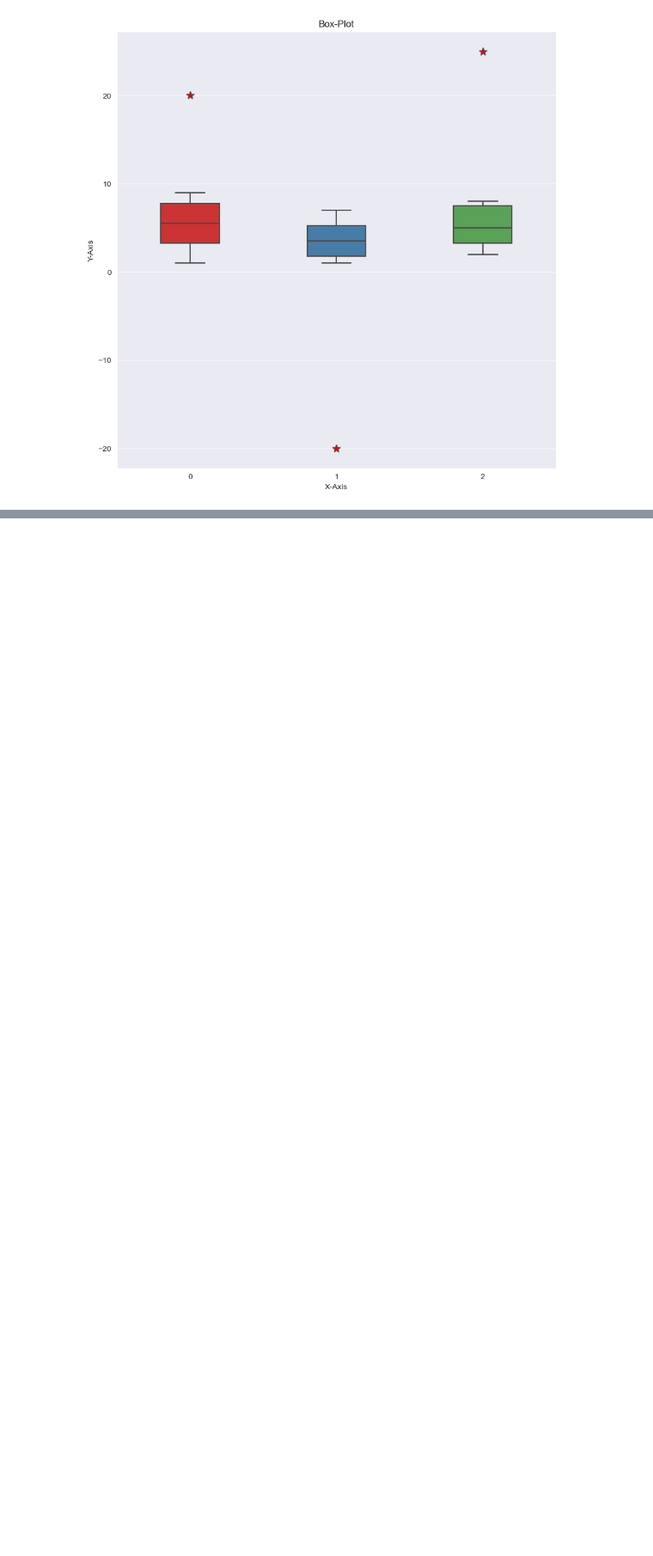
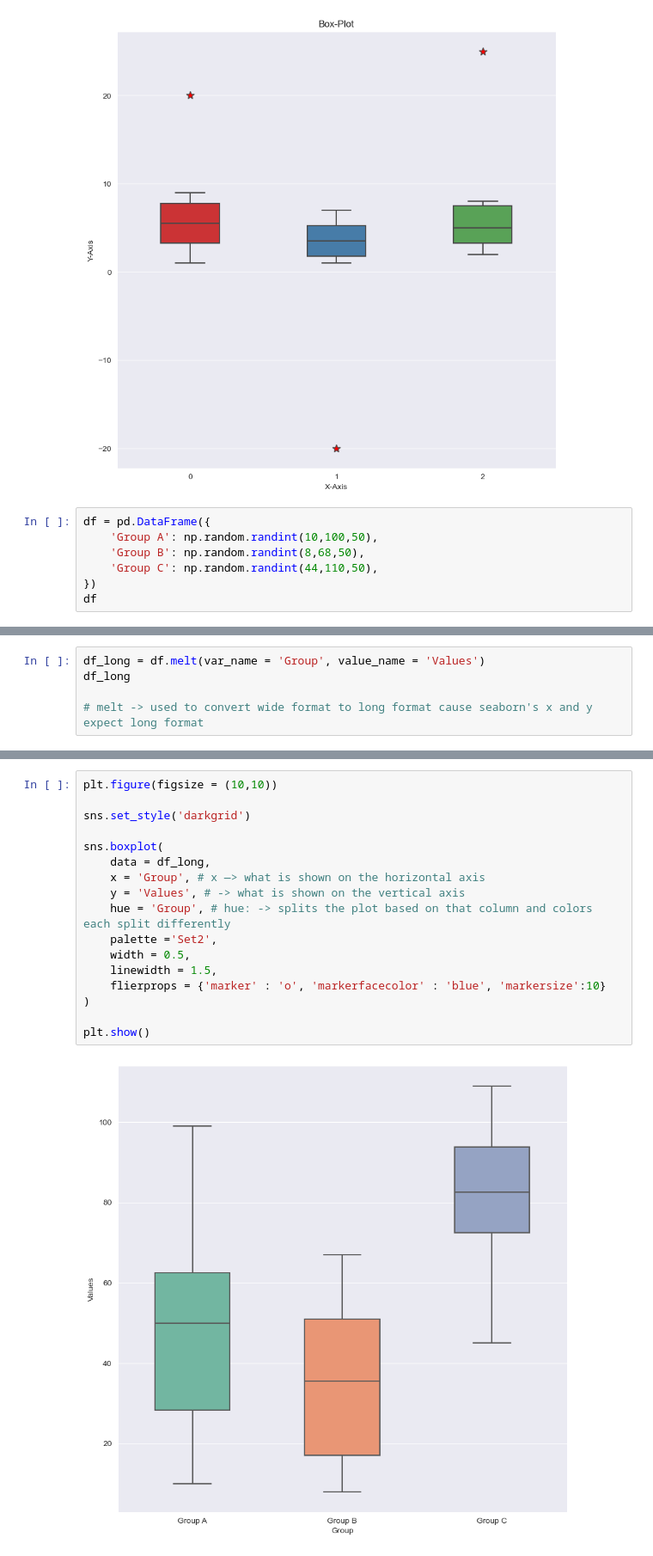
Before and after one commit to ashuka-aa/Learning_Data_Science, a Jupyter notebook: Data_Visualization/Other_Plots.ipynb, the cells around one changed output, grey strips where cells are left out. Shown at 86% size. Saved outputs shown, nothing was run; the diff lists cells and outputs as text; blank space fills up the shorter version.

```diff
--- a/Data_Visualization/Other_Plots.ipynb
+++ b/Data_Visualization/Other_Plots.ipynb
@@ -25,3 +25,10 @@ plt.ylabel('Y-Axis')
 plt.show()
 # %% [output]
 [figure]
+# %%
+df = pd.DataFrame({
+    'Group A': np.random.randint(10,100,50),
+    'Group B': np.random.randint(8,68,50),
+    'Group C': np.random.randint(44,110,50),
+})
+df
@@ -27,0 +53,5 @@ plt.show()
+# %%
+df_long = df.melt(var_name = 'Group', value_name = 'Values')
+df_long
+
+# melt -> used to convert wide format to long format cause seaborn's x and y expect long format
@@ -27,0 +72,19 @@ plt.show()
+# %%
+plt.figure(figsize = (10,10))
+
+sns.set_style('darkgrid')
+
+sns.boxplot(
+    data = df_long,
+    x = 'Group', # x —> what is shown on the horizontal axis
+    y = 'Values', # -> what is shown on the vertical axis
+    hue = 'Group', # hue: -> splits the plot based on that column and colors each split differently
+    palette ='Set2',
+    width = 0.5,
+    linewidth = 1.5,
+    flierprops = {'marker' : 'o', 'markerfacecolor' : 'blue', 'markersize':10}
+)
+
+plt.show()
+# %% [output]
+[figure, added]
```
Also changed, not shown: parts of 6 cells of this notebook.
